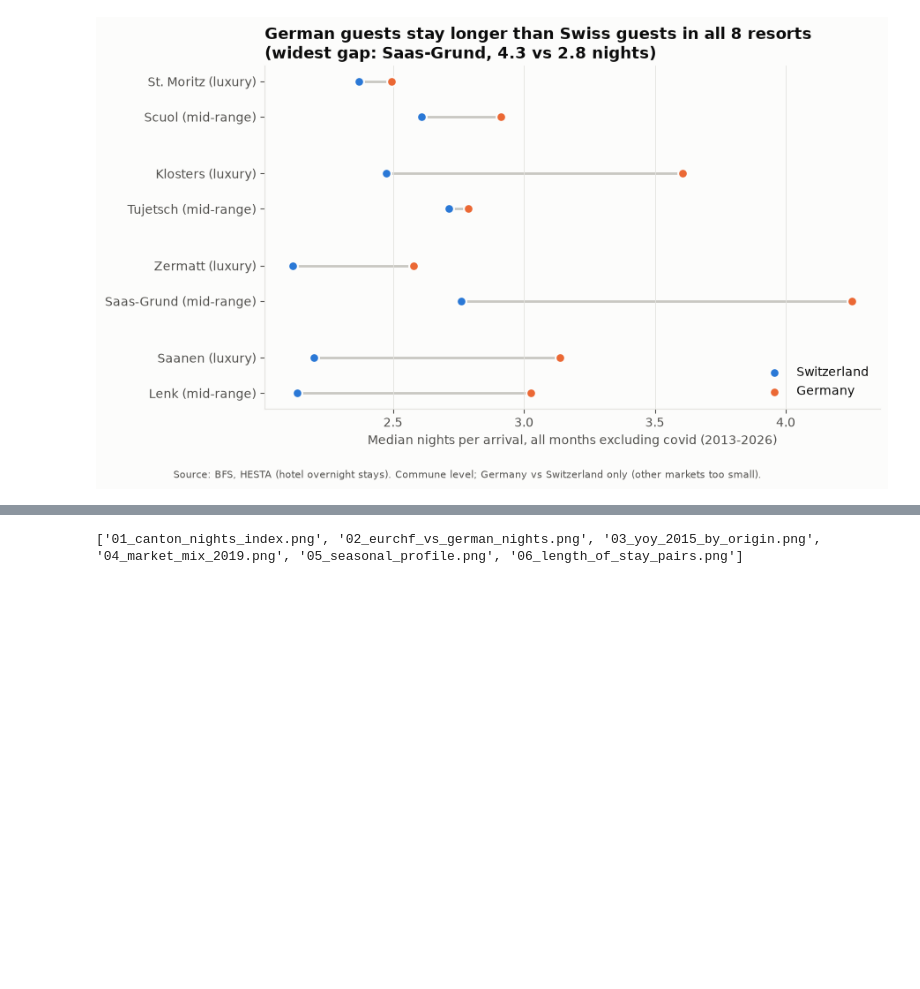
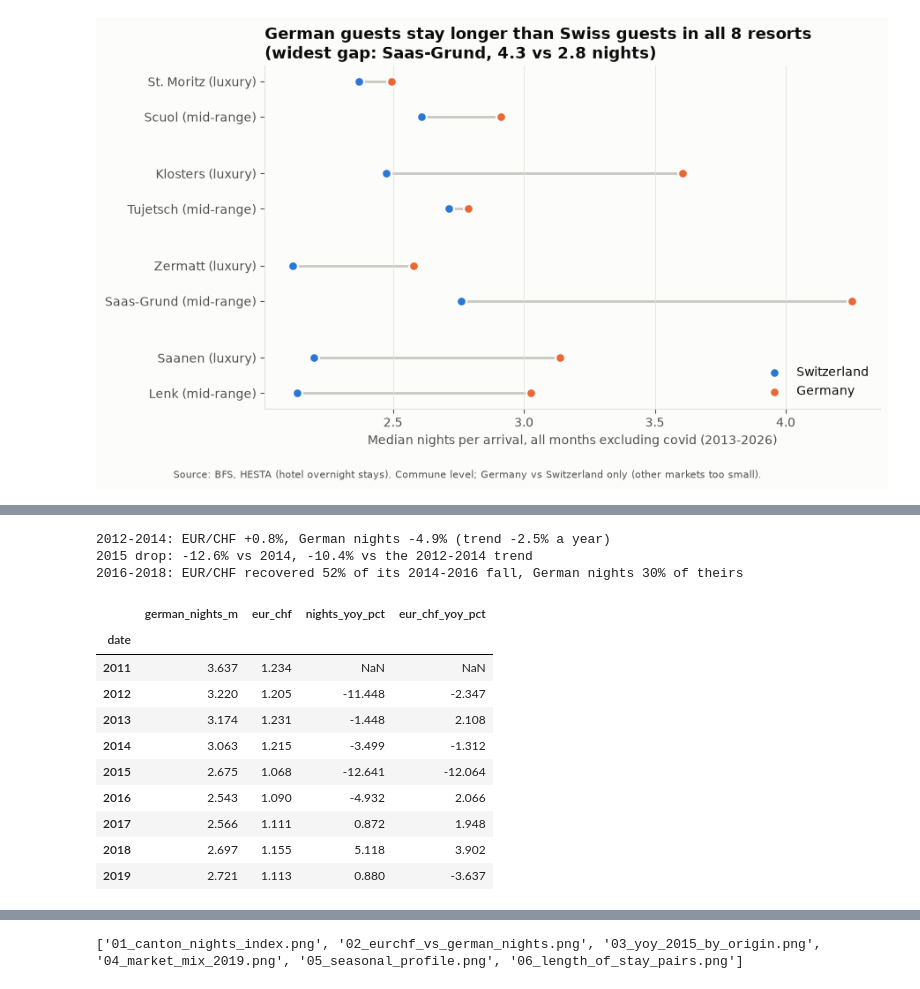
Before and after one commit to Pauulinooo/swiss-tourism-fx, a Jupyter notebook: notebooks/01_eda.ipynb, the cells around one changed output, grey strips where cells are left out. Saved outputs shown, nothing was run; the diff lists cells and outputs as text; code cells hidden in the pictures; blank space fills up the shorter version.

```diff
--- a/notebooks/01_eda.ipynb
+++ b/notebooks/01_eda.ipynb
@@ -257,3 +272,48 @@ PosixPath('/Users/yasserpaulino/Desktop/swiss-tourism-fx/reports/figures/06_leng
+# %%
+annual = pd.DataFrame({
+    "german_nights_m": by_origin[by_origin["origin"] == "Germany"]
+                        .groupby(by_origin["date"].dt.year)["nights"].sum() / 1e6,
+    "eur_chf": eur.groupby(eur["date"].dt.year)["chf_per_unit"].mean(),
+}).loc[2011:2019]
+annual["nights_yoy_pct"] = 100 * annual["german_nights_m"].pct_change()
+annual["eur_chf_yoy_pct"] = 100 * annual["eur_chf"].pct_change()
+
+def pct(a, b):
+    return 100 * (b / a - 1)
+
+n, fx = annual["german_nights_m"], annual["eur_chf"]
+# 1) Floor years: rate flat, nights still falling
+flat_fx, fall_12_14 = pct(fx[2012], fx[2014]), pct(n[2012], n[2014])
+# 2) Drop in 2015 measured against the 2012-2014 trend instead of against 2014
+trend = (n[2014] / n[2012]) ** 0.5                          # average yearly change 2012-2014
+vs_2014, vs_trend = pct(n[2014], n[2015]), pct(n[2014] * trend, n[2015])
+# 3) 2016-2018: share of the 2014-2016 fall that was recovered by 2018
+fx_recovered = (fx[2018] - fx[2016]) / (fx[2014] - fx[2016])
+n_recovered = (n[2018] - n[2016]) / (n[2014] - n[2016])
+
+print(f"2012-2014: EUR/CHF {flat_fx:+.1f}%, German nights {fall_12_14:+.1f}% "
+      f"(trend {100 * (trend - 1):+.1f}% a year)")
+print(f"2015 drop: {vs_2014:+.1f}% vs 2014, {vs_trend:+.1f}% vs the 2012-2014 trend")
+print(f"2016-2018: EUR/CHF recovered {100 * fx_recovered:.0f}% of its 2014-2016 fall, "
+      f"German nights {100 * n_recovered:.0f}% of theirs")
+assert abs(flat_fx) < 2 and fall_12_14 < -3, "floor-period claim no longer holds"
+assert n_recovered < fx_recovered, "asymmetry claim no longer holds"
+annual.round(3)
+# %% [output]
+2012-2014: EUR/CHF +0.8%, German nights -4.9% (trend -2.5% a year)
+2015 drop: -12.6% vs 2014, -10.4% vs the 2012-2014 trend
+2016-2018: EUR/CHF recovered 52% of its 2014-2016 fall, German nights 30% of theirs
+|  | german_nights_m | eur_chf | nights_yoy_pct | eur_chf_yoy_pct |
+| date |  |  |  |  |
+| 2011 | 3.637 | 1.234 | NaN | NaN |
+| 2012 | 3.220 | 1.205 | -11.448 | -2.347 |
+| 2013 | 3.174 | 1.231 | -1.448 | 2.108 |
+| 2014 | 3.063 | 1.215 | -3.499 | -1.312 |
+| 2015 | 2.675 | 1.068 | -12.641 | -12.064 |
+| 2016 | 2.543 | 1.090 | -4.932 | 2.066 |
+| 2017 | 2.566 | 1.111 | 0.872 | 1.948 |
+| 2018 | 2.697 | 1.155 | 5.118 | 3.902 |
+| 2019 | 2.721 | 1.113 | 0.880 | -3.637 |
 # %% [markdown]
 ## Hypotheses for Sprint 2
 
```
Also changed, not shown: parts of 6 cells of this notebook, 3 other files.
